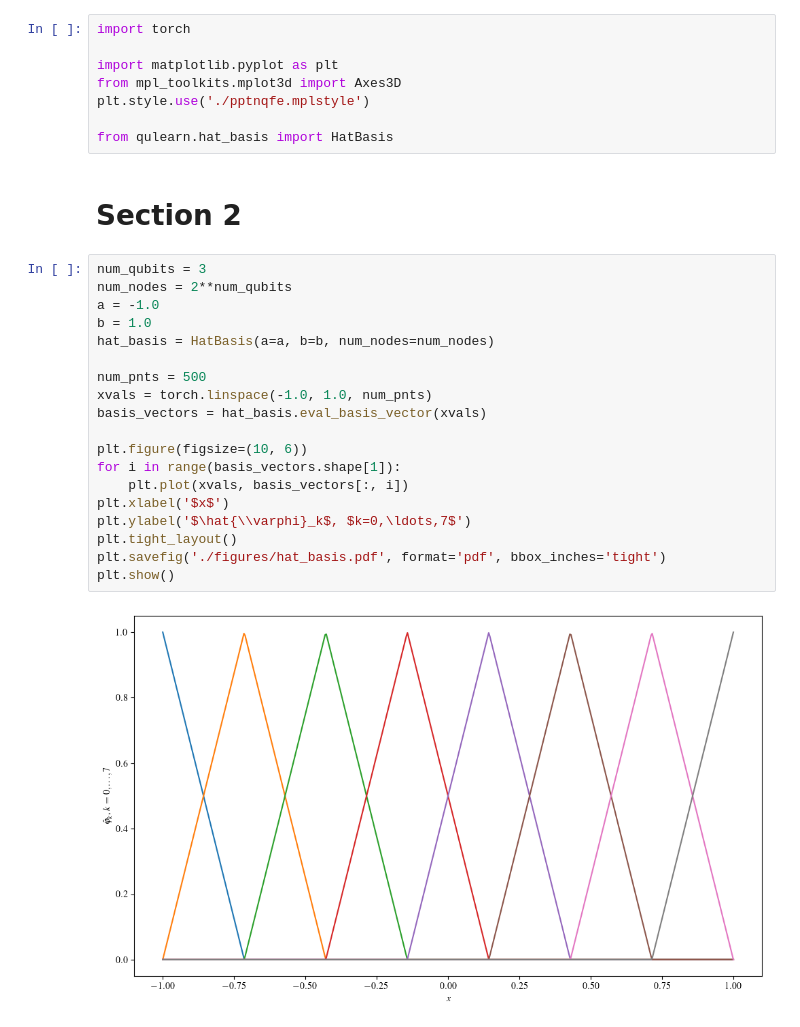
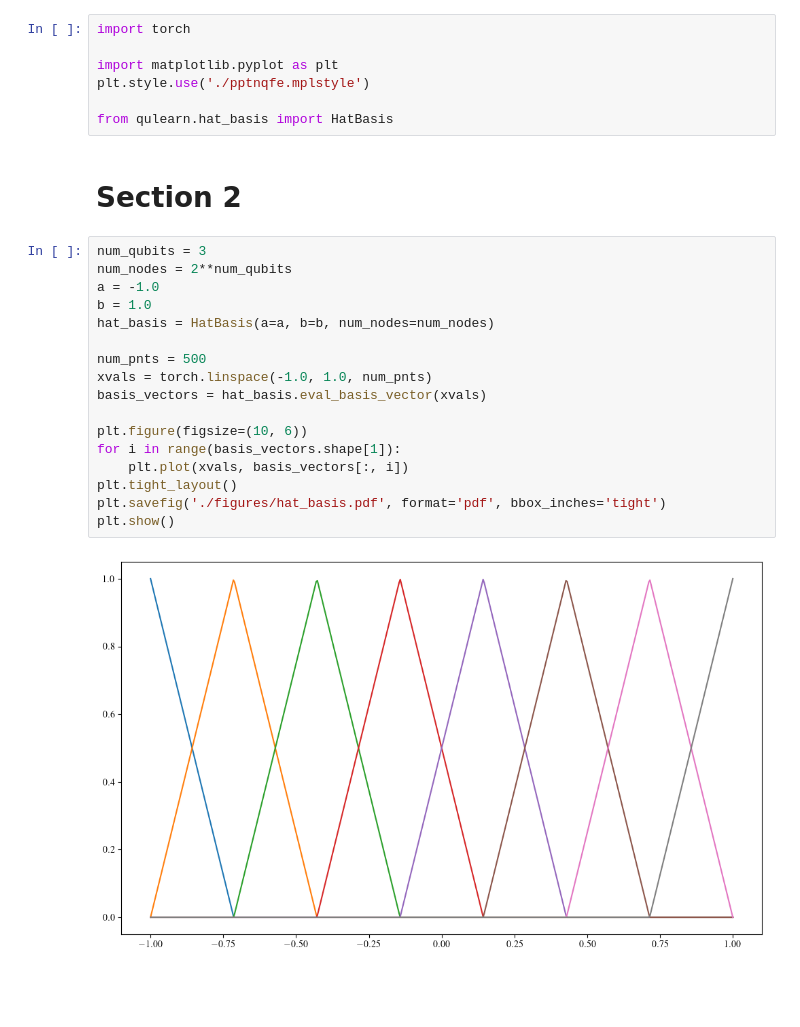
Before and after one commit to MazenAli/PPTNQFE_Examples, a Jupyter notebook: basis_funcs.ipynb, the cells around one changed output. Drawn from its saved outputs; the diff is of its cells as text; blank space fills up the shorter version.

```diff
--- a/basis_funcs.ipynb
+++ b/basis_funcs.ipynb
@@ -2,7 +2,6 @@
 import torch
 
 import matplotlib.pyplot as plt
-from mpl_toolkits.mplot3d import Axes3D
 plt.style.use('./pptnqfe.mplstyle')
 
 from qulearn.hat_basis import HatBasis
@@ -11,24 +10,22 @@ from qulearn.hat_basis import HatBasis
 # %%
 num_qubits = 3
 num_nodes = 2**num_qubits
 a = -1.0
 b = 1.0
 hat_basis = HatBasis(a=a, b=b, num_nodes=num_nodes)
 
 num_pnts = 500
 xvals = torch.linspace(-1.0, 1.0, num_pnts)
 basis_vectors = hat_basis.eval_basis_vector(xvals)
 
 plt.figure(figsize=(10, 6))
 for i in range(basis_vectors.shape[1]):
     plt.plot(xvals, basis_vectors[:, i])
-plt.xlabel('$x$')
-plt.ylabel('$\hat{\\varphi}_k$, $k=0,\ldots,7$')
 plt.tight_layout()
 plt.savefig('./figures/hat_basis.pdf', format='pdf', bbox_inches='tight')
 plt.show()
 # %% [output]
-[figure, old version]
+[figure, new version]
 # %%
 num_qubits = 3
 num_nodes = 2**num_qubits
```
Also changed, not shown: parts of 2 cells of this notebook, 9 other files.
